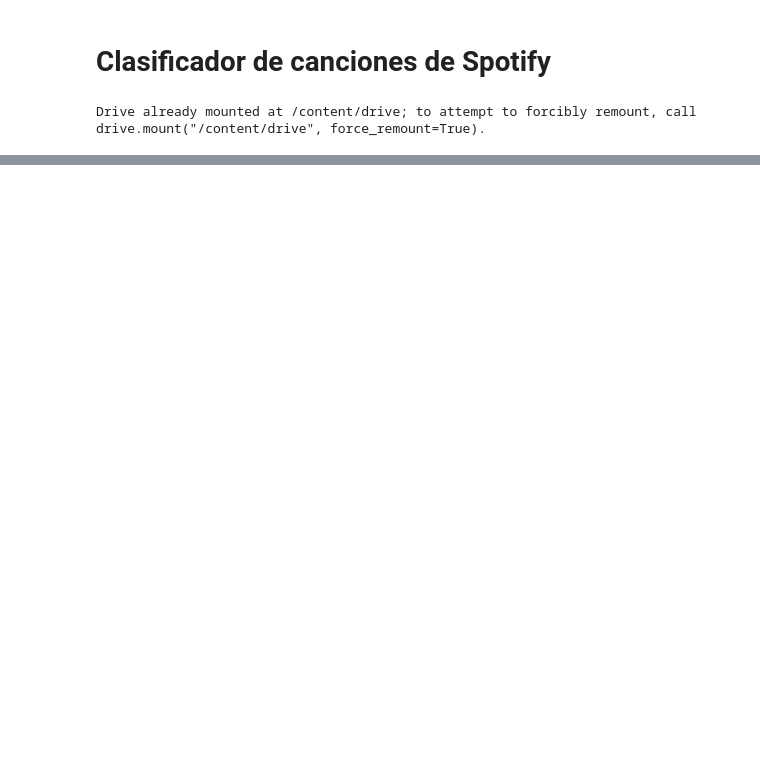
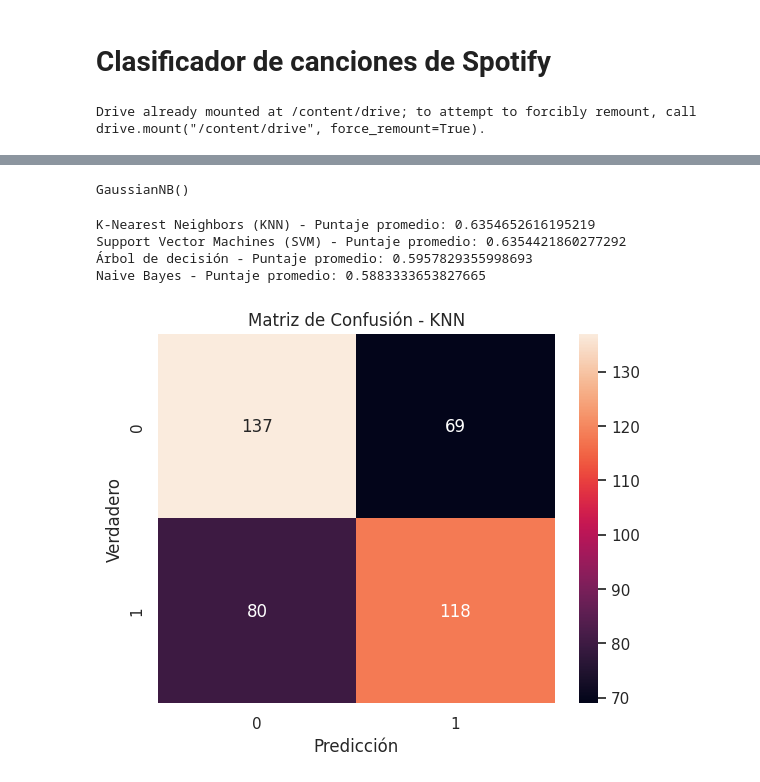
Before and after one commit to danisotoguerrero/Clasificador-de-canciones, a Jupyter notebook: Laboratorio_2_Grupo_8.ipynb, the cells around one changed output, grey strips where cells are left out. Drawn from its saved outputs; the diff is of its cells as text; code cells hidden in the pictures; blank space fills up the shorter version.

```diff
--- a/Laboratorio_2_Grupo_8.ipynb
+++ b/Laboratorio_2_Grupo_8.ipynb
@@ -348,0 +42,69 @@ Grupo 8 : Cintia Cuevas, Daniela Soto, Nicolas Pelleritti
+# %%
+from sklearn.model_selection import train_test_split
+
+# Separar características (X) y etiquetas (y)
+X = selected_features
+y = df["target"]
+
+# Dividir los datos en conjuntos de entrenamiento y prueba
+X_train, X_test, y_train, y_test = train_test_split(X, y, test_size=0.2, random_state=42)
+# %%
+# Creación de Modelos de Aprendizaje Automático
+from sklearn.neighbors import KNeighborsClassifier
+from sklearn.svm import SVC
+from sklearn.tree import DecisionTreeClassifier
+from sklearn.naive_bayes import GaussianNB
+
+# Crear modelos
+knn_model = KNeighborsClassifier()
+svm_model = SVC()
+dt_model = DecisionTreeClassifier()
+nb_model = GaussianNB()
+
+# Entrenar los modelos con los datos de entrenamiento
+knn_model.fit(X_train, y_train)
+svm_model.fit(X_train, y_train)
+dt_model.fit(X_train, y_train)
+nb_model.fit(X_train, y_train)
+# %% [output]
+GaussianNB()
+# %%
+
+from sklearn.model_selection import cross_val_score
+
+# Validación cruzada k-fold
+knn_scores = cross_val_score(knn_model, X_train, y_train, cv=5)
+svm_scores = cross_val_score(svm_model, X_train, y_train, cv=5)
+dt_scores = cross_val_score(dt_model, X_train, y_train, cv=5)
+nb_scores = cross_val_score(nb_model, X_train, y_train, cv=5)
+
+# Muestra los puntajes promedio de validación cruzada para cada modelo
+print("K-Nearest Neighbors (KNN) - Puntaje promedio:", knn_scores.mean())
+print("Support Vector Machines (SVM) - Puntaje promedio:", svm_scores.mean())
+print("Árbol de decisión - Puntaje promedio:", dt_scores.mean())
+print("Naive Bayes - Puntaje promedio:", nb_scores.mean())
+# %% [output]
+K-Nearest Neighbors (KNN) - Puntaje promedio: 0.6354652616195219
+Support Vector Machines (SVM) - Puntaje promedio: 0.6354421860277292
+Árbol de decisión - Puntaje promedio: 0.5957829355998693
+Naive Bayes - Puntaje promedio: 0.5883333653827665
+# %%
+
+from sklearn.metrics import confusion_matrix
+import seaborn as sns
+
+# Entrenar el modelo KNN con los datos de entrenamiento
+knn_model.fit(X_train, y_train) # se puede sacar ya que esta mas arriba
+
+# Realizar predicciones en los datos de prueba
+y_pred_knn = knn_model.predict(X_test)
+
+# Matriz de confusión para el modelo KNN
+cm = confusion_matrix(y_test, y_pred_knn)
+sns.heatmap(cm, annot=True, fmt="d")
+plt.title("Matriz de Confusión - KNN")
+plt.xlabel("Predicción")
+plt.ylabel("Verdadero")
+plt.show()
+# %% [output]
+[figure, added]
```
Also changed, not shown: parts of 61 cells of this notebook.
